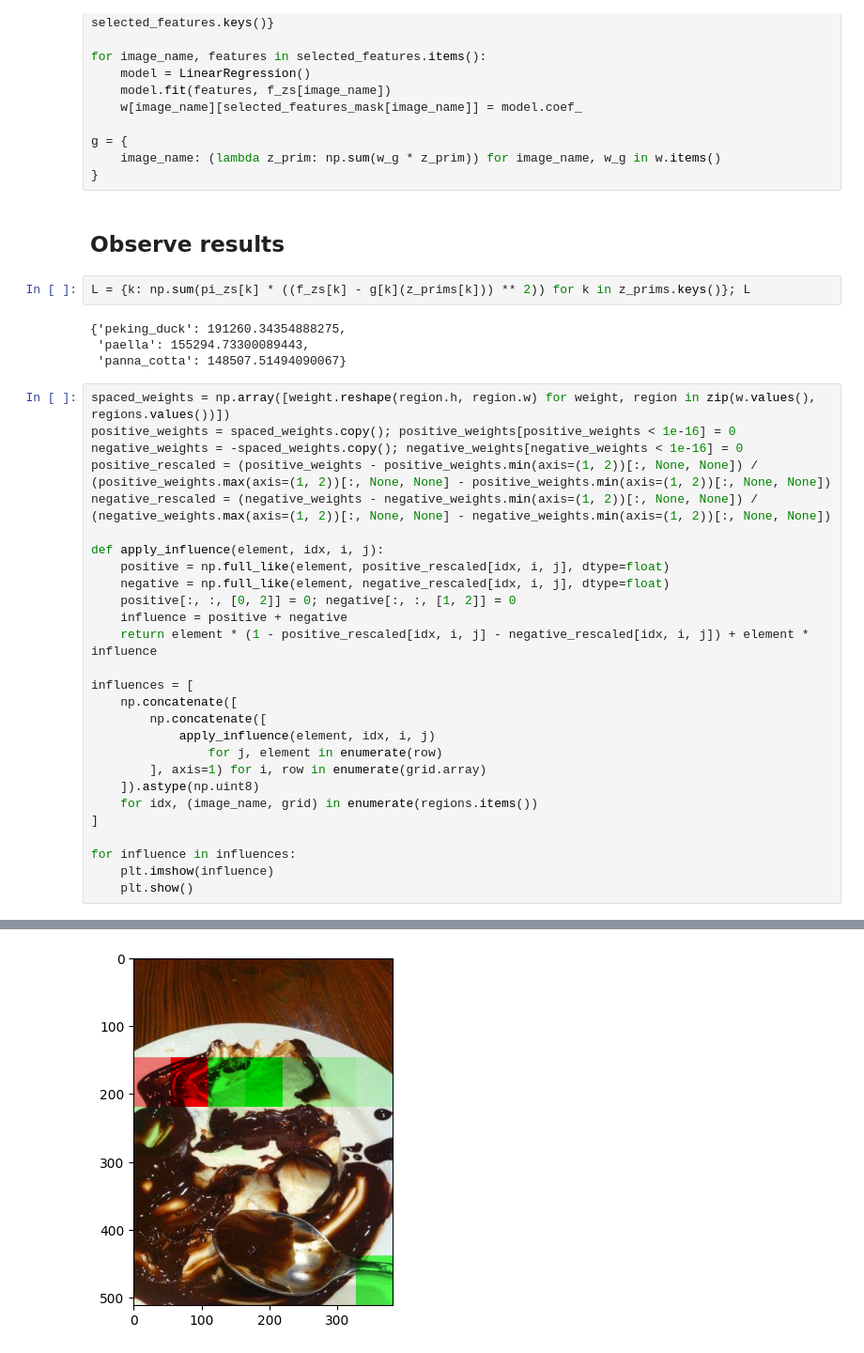
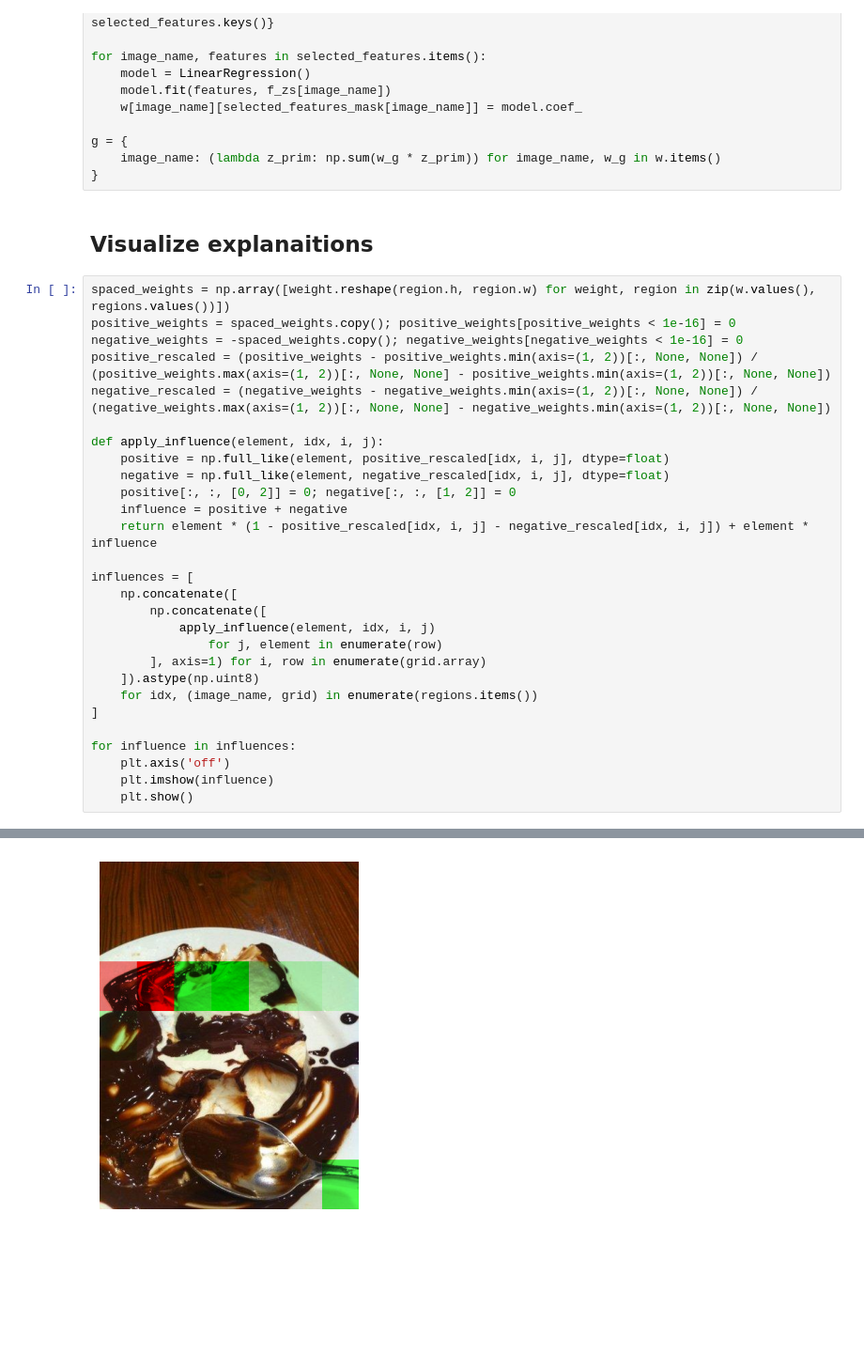
Before and after one commit to Kinzoku99/eml-2025, a Jupyter notebook: Homeworks/HW2/lime.ipynb, the cells around one changed output, grey strips where cells are left out. Shown at 94% size. Drawn from its saved outputs; the diff is of its cells as text; blank space fills up the shorter version.

```diff
--- a/Homeworks/HW2/lime.ipynb
+++ b/Homeworks/HW2/lime.ipynb
@@ -180,14 +222,8 @@ for image_name, features in selected_features.items():
 g = {
     image_name: (lambda z_prim: np.sum(w_g * z_prim)) for image_name, w_g in w.items()
 }
-# %% [markdown]
-## Observe results
-# %%
-L = {k: np.sum(pi_zs[k] * ((f_zs[k] - g[k](z_prims[k])) ** 2)) for k in z_prims.keys()}; L
-# %% [output]
-{'peking_duck': 191260.34354888275,
- 'paella': 155294.73300089443,
- 'panna_cotta': 148507.51494090067}
+# %% [markdown]
+## Visualize explanaitions
 # %%
 spaced_weights = np.array([weight.reshape(region.h, region.w) for weight, region in zip(w.values(), regions.values())])
 positive_weights = spaced_weights.copy(); positive_weights[positive_weights < 1e-16] = 0
@@ -213,6 +249,7 @@ influences = [
 ]
 
 for influence in influences:
+    plt.axis('off')
     plt.imshow(influence)
     plt.show()
 # %% [output]
@@ -221 +258 @@ for influence in influences:
-[figure, old version]
+[figure, new version]
```
Also changed, not shown: parts of 8 cells of this notebook, 6 other files.
